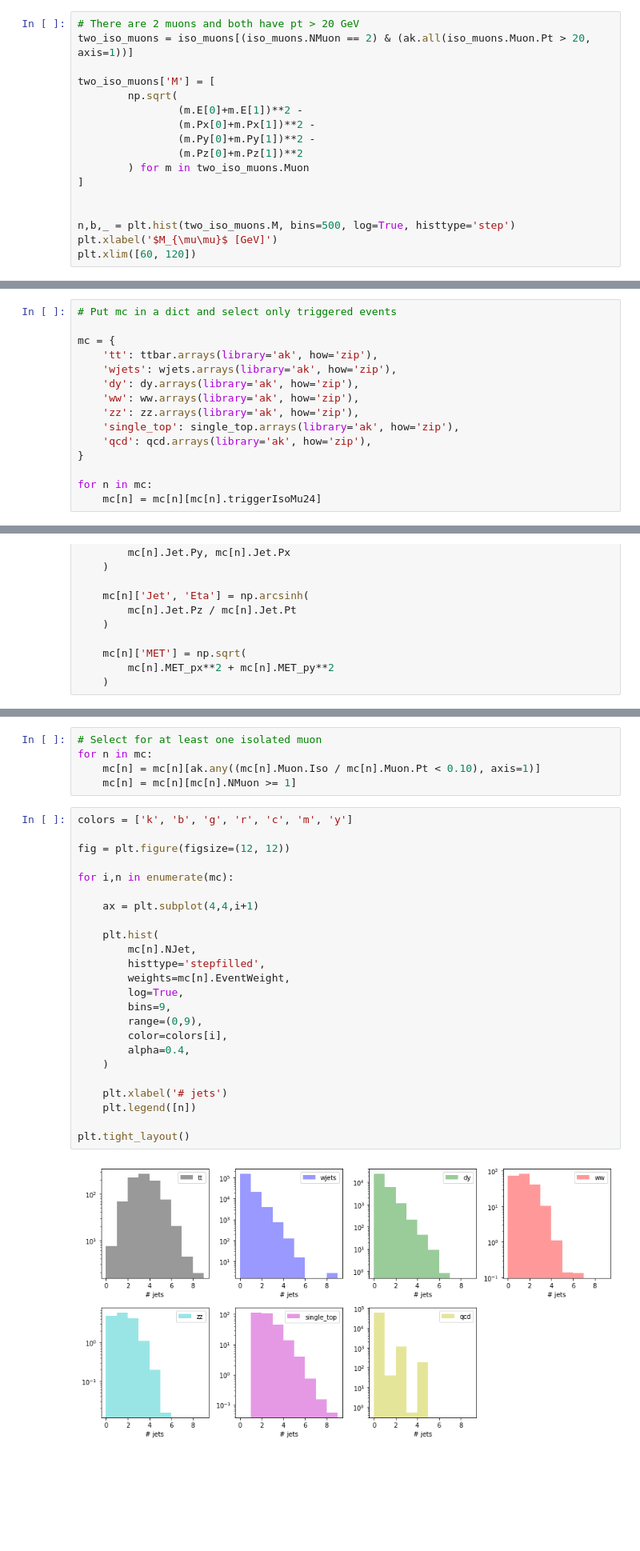
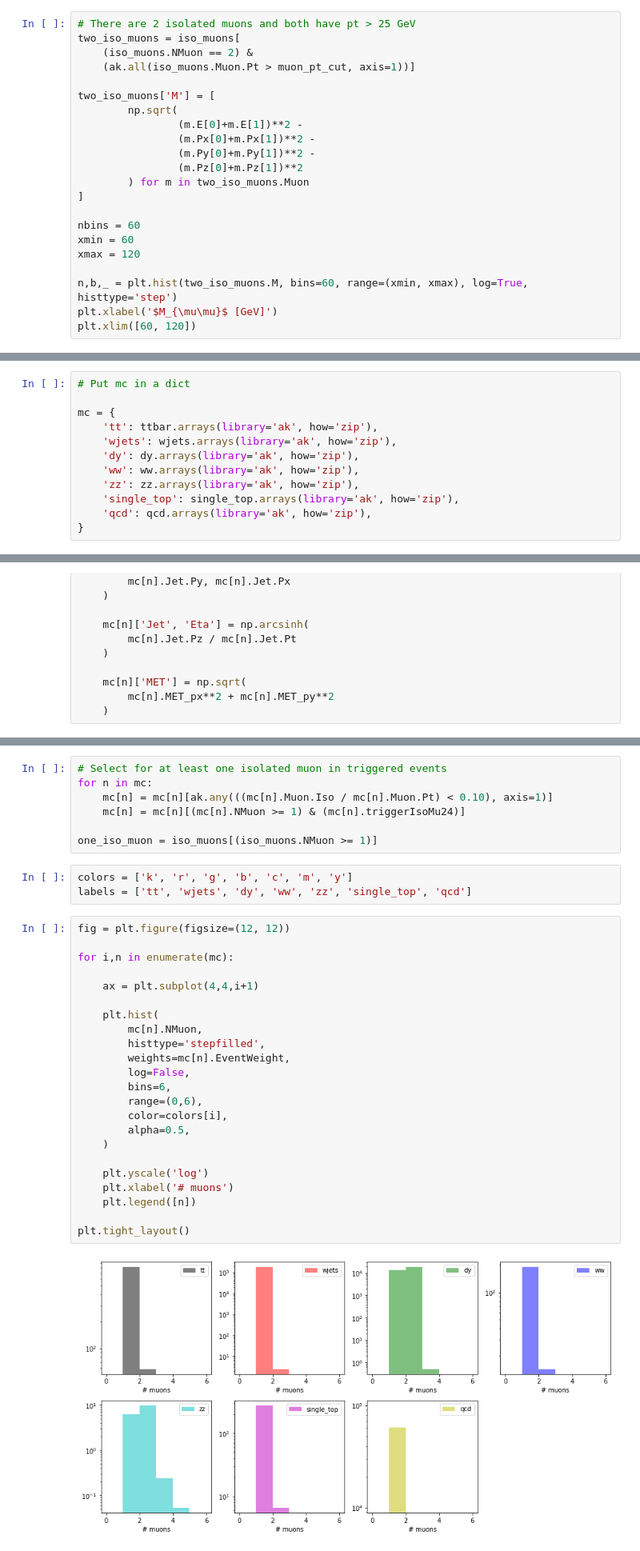
Before and after one commit to QuarkNet-HEP/ttbar-heptutorial, a Jupyter notebook: ttbar-heptutorial.ipynb, the cells around one changed output, grey strips where cells are left out. Shown at 80% size. Drawn from its saved outputs; the diff is of its cells as text; blank space fills up the shorter version.

```diff
--- a/ttbar-heptutorial.ipynb
+++ b/ttbar-heptutorial.ipynb
@@ -255,8 +267,10 @@ Text(0.5, 0, '# isolated muons')
 
 * Display the invariant mass distribution of two muons in a histogram (hint: try different axis ranges).
 # %%
-# There are 2 muons and both have pt > 20 GeV
-two_iso_muons = iso_muons[(iso_muons.NMuon == 2) & (ak.all(iso_muons.Muon.Pt > 20, axis=1))]
+# There are 2 isolated muons and both have pt > 25 GeV
+two_iso_muons = iso_muons[
+    (iso_muons.NMuon == 2) &
+    (ak.all(iso_muons.Muon.Pt > muon_pt_cut, axis=1))]
 
 two_iso_muons['M'] = [
         np.sqrt(
@@ -267,8 +281,11 @@ two_iso_muons['M'] = [
         ) for m in two_iso_muons.Muon
 ]
 
+nbins = 60
+xmin = 60
+xmax = 120
 
-n,b,_ = plt.hist(two_iso_muons.M, bins=500, log=True, histtype='step')
+n,b,_ = plt.hist(two_iso_muons.M, bins=60, range=(xmin, xmax), log=True, histtype='step')
 plt.xlabel('$M_{\mu\mu}$ [GeV]')
 plt.xlim([60, 120])
 # %% [output]
@@ -277,7 +294,7 @@ plt.xlim([60, 120])
 # %% [markdown]
 * Compare your results to MC simulation (display simulation and data in the same histogram). Make sure you select triggered events only for the simulated samples.
 # %%
-# Put mc in a dict and select only triggered events
+# Put mc in a dict
 
 mc = {
     'tt': ttbar.arrays(library='ak', how='zip'),
@@ -288,9 +305,6 @@ mc = {
     'single_top': single_top.arrays(library='ak', how='zip'),
     'qcd': qcd.arrays(library='ak', how='zip'),
 }
-
-for n in mc:
-    mc[n] = mc[n][mc[n].triggerIsoMu24]
 # %%
 # Add pt, phi, eta, and MET to MC for jets, muons, electrons
 for n in mc:
@@ -382,31 +506,35 @@ to understand how we can efficiently select top quark events and reject events w
 # %%
-# Select for at least one isolated muon
+# Select for at least one isolated muon in triggered events
 for n in mc:
-    mc[n] = mc[n][ak.any((mc[n].Muon.Iso / mc[n].Muon.Pt < 0.10), axis=1)]
-    mc[n] = mc[n][mc[n].NMuon >= 1]
+    mc[n] = mc[n][ak.any(((mc[n].Muon.Iso / mc[n].Muon.Pt) < 0.10), axis=1)]
+    mc[n] = mc[n][(mc[n].NMuon >= 1) & (mc[n].triggerIsoMu24)]
+
+one_iso_muon = iso_muons[(iso_muons.NMuon >= 1)]
+# %%
+colors = ['k', 'r', 'g', 'b', 'c', 'm', 'y']
+labels = ['tt', 'wjets', 'dy', 'ww', 'zz', 'single_top', 'qcd']
 # %%
-colors = ['k', 'b', 'g', 'r', 'c', 'm', 'y']
-
 fig = plt.figure(figsize=(12, 12))
 
 for i,n in enumerate(mc):
 
     ax = plt.subplot(4,4,i+1)
 
     plt.hist(
-        mc[n].NJet,
+        mc[n].NMuon,
         histtype='stepfilled',
         weights=mc[n].EventWeight,
-        log=True,
-        bins=9,
-        range=(0,9),
+        log=False,
+        bins=6,
+        range=(0,6),
         color=colors[i],
-        alpha=0.4,
+        alpha=0.5,
     )
 
-    plt.xlabel('# jets')
+    plt.yscale('log')
+    plt.xlabel('# muons')
     plt.legend([n])
 
 plt.tight_layout()
 # %% [output]
-[figure, old version]
+[figure, new version]
```
Also changed, not shown: parts of 37 cells of this notebook.
